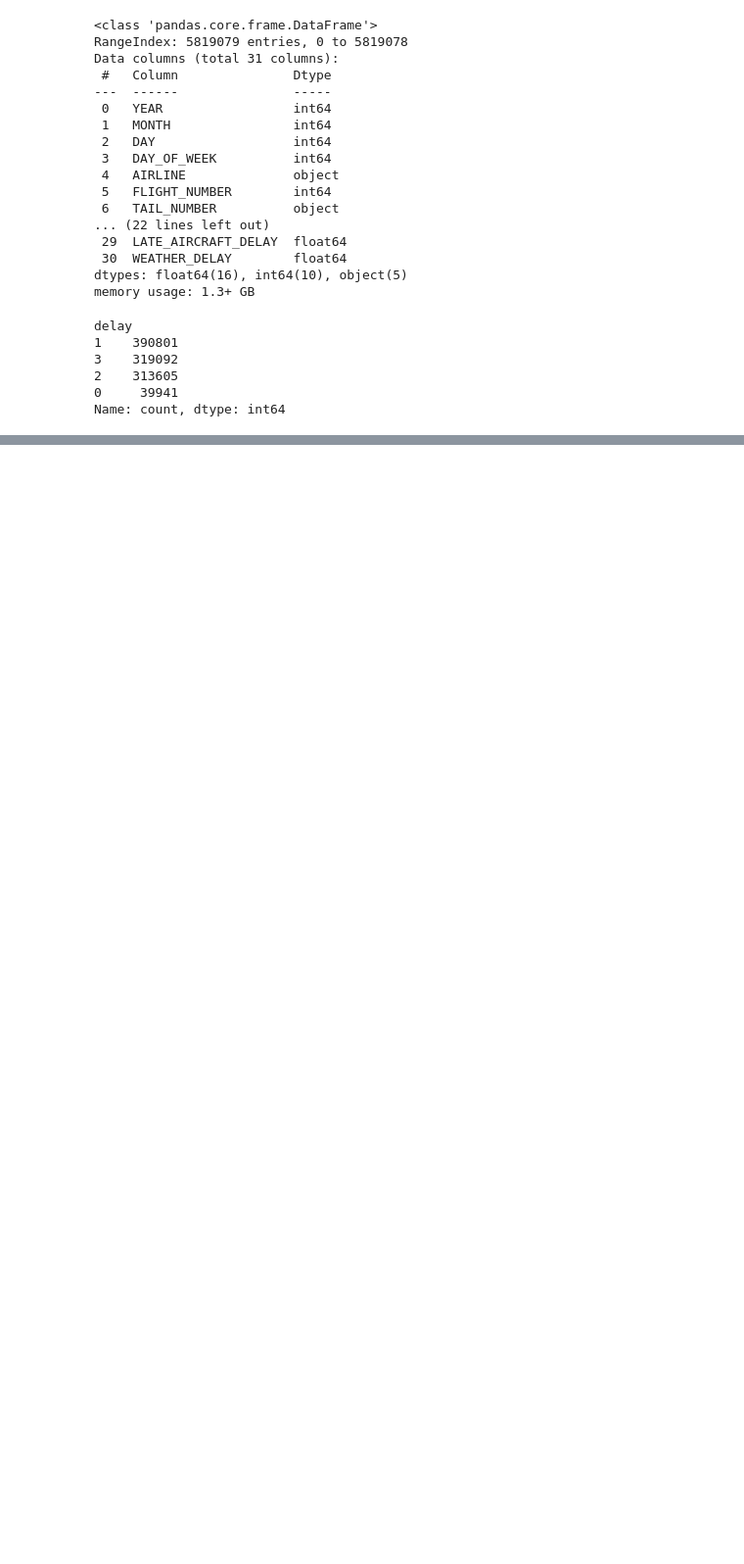
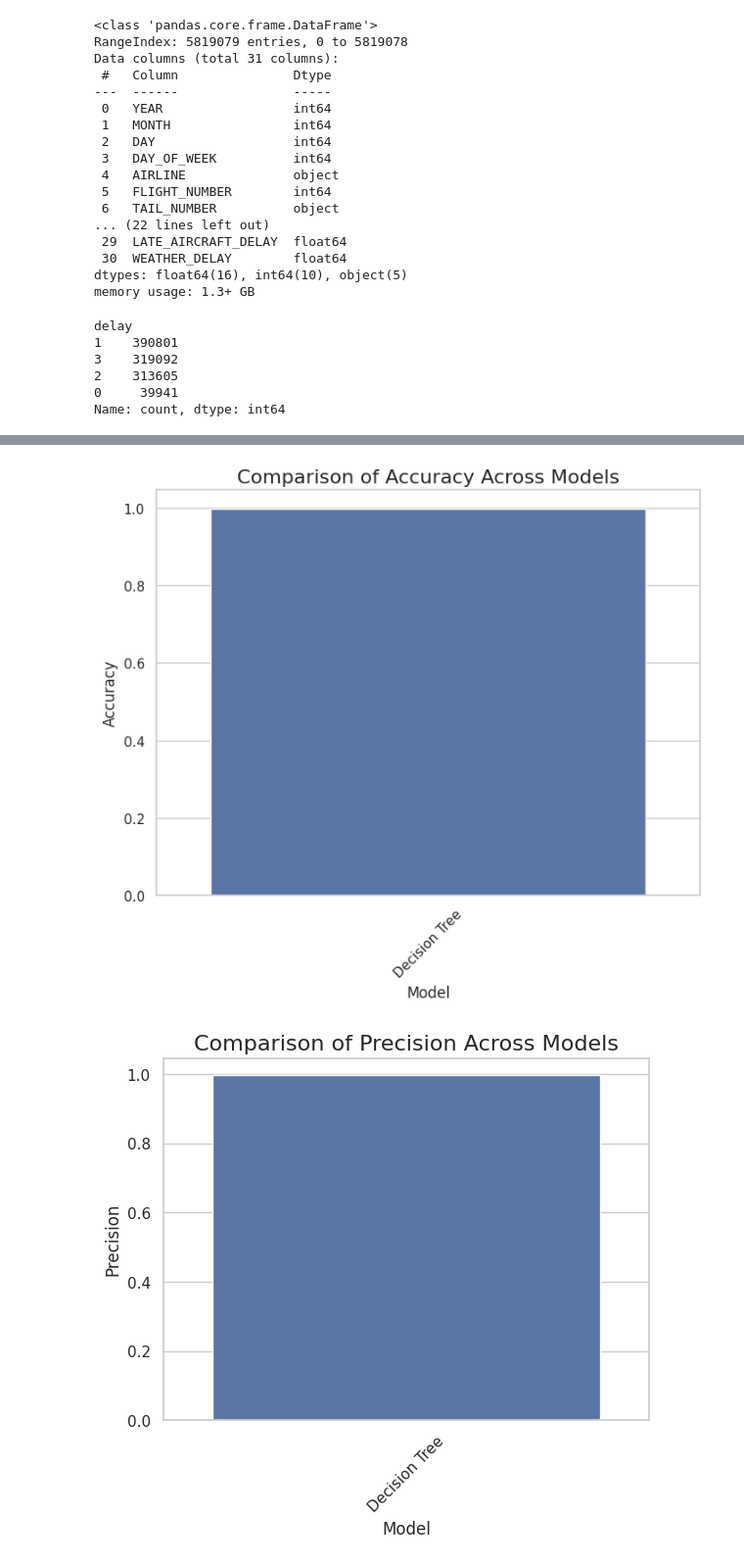
Before and after one commit to SavinduWickr/Flight_Price-Delay_Prediction, a Jupyter notebook: Delay_prediction/Models-Delay.ipynb, the cells around one changed output, grey strips where cells are left out. Shown at 98% size. Cells and saved outputs as stored; diff of their text form; code cells hidden in the pictures; blank space fills up the shorter version.

```diff
--- a/Delay_prediction/Models-Delay.ipynb
+++ b/Delay_prediction/Models-Delay.ipynb
@@ -42,6 +42,8 @@ def prep_data(df):
     df.dropna(inplace = True)
 
     return df
+# %%
+df = prep_data(df)
 # %%
 df.value_counts('delay')
 # %% [output]
@@ -96,0 +163,43 @@ AUC Score: 0.997
+# %%
+import matplotlib.pyplot as plt
+import seaborn as sns
+
+# Convert the results_list to a DataFrame for easier plotting
+results_df = pd.DataFrame(results_list)
+
+# Set the plot style
+sns.set(style="whitegrid")
+
+# Bar plot for Accuracy, Precision, Recall, and F1 Score
+metrics = ['Accuracy', 'Precision', 'Recall', 'F1 Score']
+
+plt.figure(figsize=(8, 6))
+for metric in metrics:
+    sns.barplot(x='Model', y=metric, data=results_df)
+    plt.title(f'Comparison of {metric} Across Models', fontsize=16)
+    plt.ylabel(metric)
+    plt.xticks(rotation=45)
+    plt.show()
+
+# Bar plot for MAE, MSE, RMSE, RMSLE, and MAPE
+regression_metrics = ['MAE', 'MSE', 'RMSE', 'RMSLE']
+
+plt.figure(figsize=(8, 6))
+for metric in regression_metrics:
+    sns.barplot(x='Model', y=metric, data=results_df)
+    plt.title(f'Comparison of {metric} Across Models', fontsize=16)
+    plt.ylabel(metric)
+    plt.xticks(rotation=45)
+    plt.show()
+
+
+# Bar plot for Adjusted R-squared
+plt.figure(figsize=(8, 6))
+sns.barplot(x='Model', y='Adjusted R2 Score', data=results_df)
+plt.title('Comparison of Adjusted R2 Score Across Models', fontsize=8)
+plt.ylabel('Adjusted R2 Score')
+plt.xticks(rotation=45)
+plt.show()
+# %% [output]
+[figure, added]
+[figure, added]
```
Also changed, not shown: parts of 4 cells of this notebook, 2 other files.
